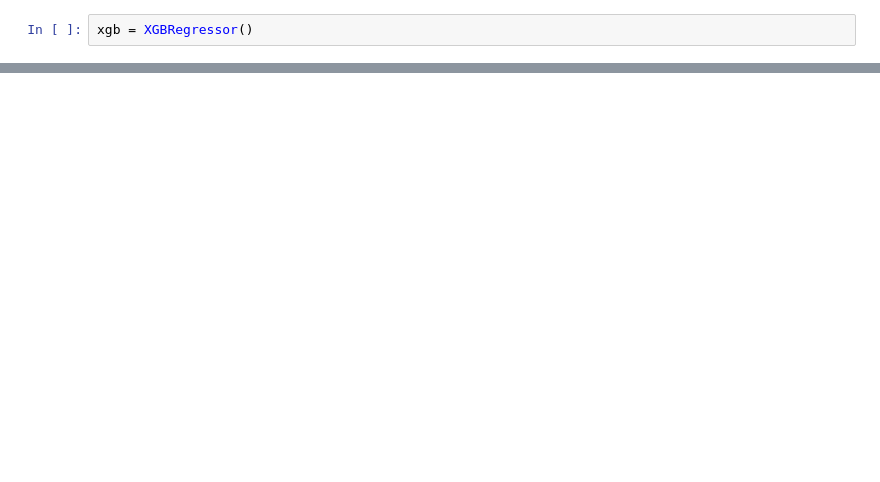
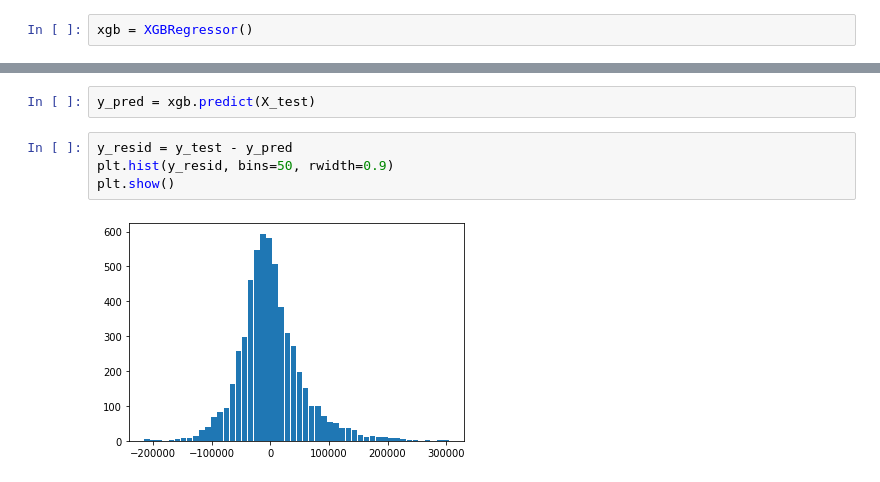
Before and after one commit to Joshua-C-Clark/Salary-Prediction, a Jupyter notebook: Notebooks/model.ipynb, the cells around one changed output, grey strips where cells are left out. Saved outputs shown, nothing was run; the diff lists cells and outputs as text; blank space fills up the shorter version.

```diff
--- a/Notebooks/model.ipynb
+++ b/Notebooks/model.ipynb
@@ -60,0 +68,8 @@ Test MAE: 39725.81699001583
+# %%
+y_pred = xgb.predict(X_test)
+# %%
+y_resid = y_test - y_pred
+plt.hist(y_resid, bins=50, rwidth=0.9)
+plt.show()
+# %% [output]
+[figure, added]
```
Also changed, not shown: parts of 10 cells of this notebook, 1 other file.
